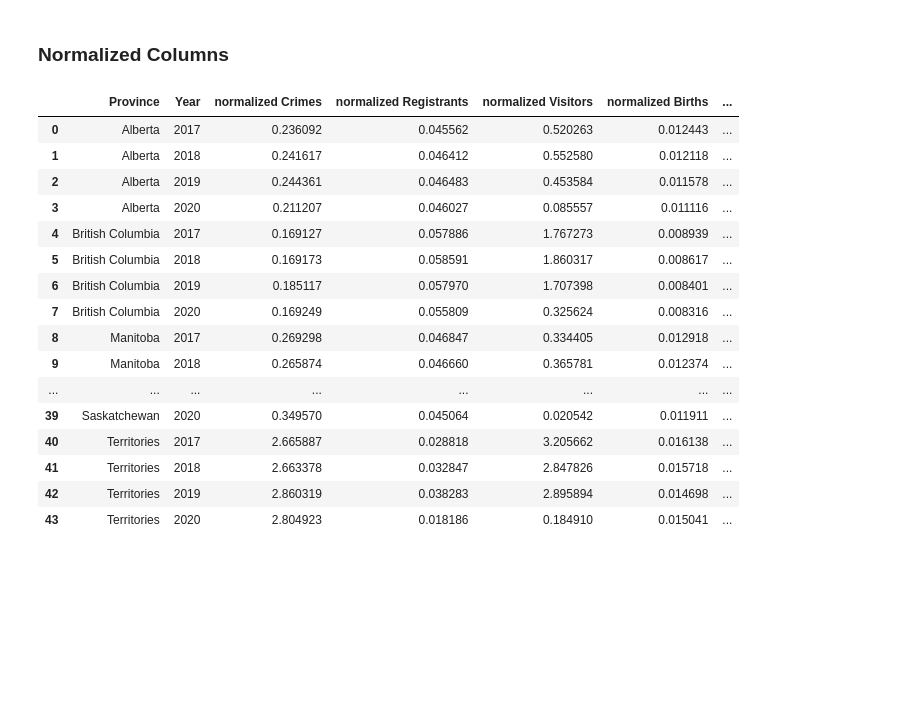
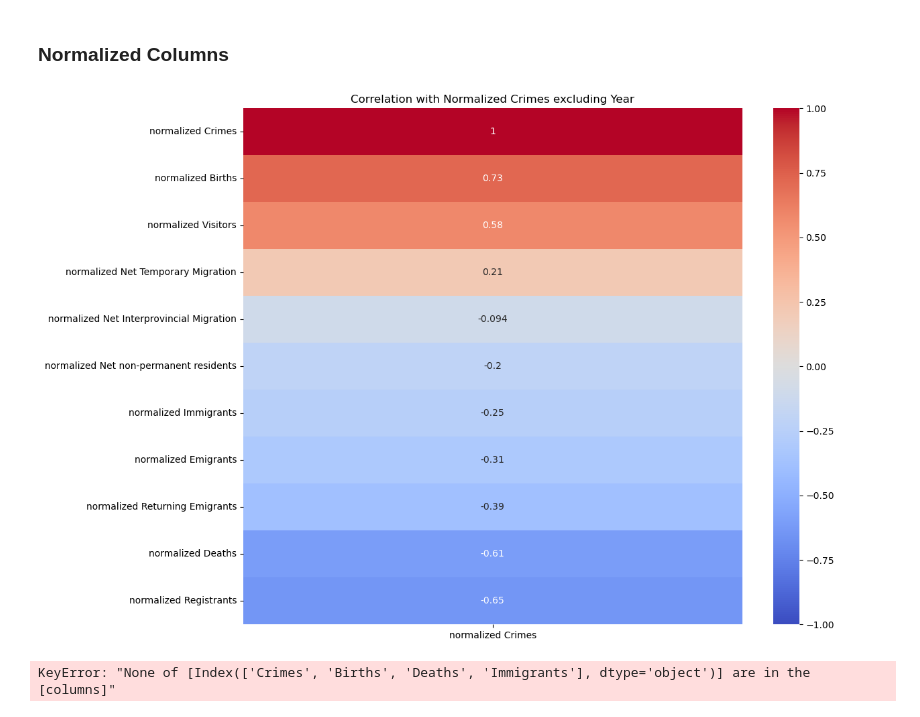
Before and after one commit to imadahmad97/capstone, a Jupyter notebook: report.ipynb, the cells around one changed output. Drawn from its saved outputs; the diff is of its cells as text; code cells hidden in the pictures; blank space fills up the shorter version.

```diff
--- a/report.ipynb
+++ b/report.ipynb
@@ -96,23 +96,37 @@ for col in cols_to_normalize:
 
 final_merge.drop(cols_to_normalize, axis=1, inplace=True)
 final_merge.drop('Population', axis=1, inplace=True)
-# %%
-final_merge
-# %% [output]
-|  | Province | Year | normalized Crimes | normalized Registrants | normalized Visitors | normalized Births | ... |
-| 0 | Alberta | 2017 | 0.236092 | 0.045562 | 0.520263 | 0.012443 | ... |
-| 1 | Alberta | 2018 | 0.241617 | 0.046412 | 0.552580 | 0.012118 | ... |
-| 2 | Alberta | 2019 | 0.244361 | 0.046483 | 0.453584 | 0.011578 | ... |
-| 3 | Alberta | 2020 | 0.211207 | 0.046027 | 0.085557 | 0.011116 | ... |
-| 4 | British Columbia | 2017 | 0.169127 | 0.057886 | 1.767273 | 0.008939 | ... |
-| 5 | British Columbia | 2018 | 0.169173 | 0.058591 | 1.860317 | 0.008617 | ... |
-| 6 | British Columbia | 2019 | 0.185117 | 0.057970 | 1.707398 | 0.008401 | ... |
-| 7 | British Columbia | 2020 | 0.169249 | 0.055809 | 0.325624 | 0.008316 | ... |
-| 8 | Manitoba | 2017 | 0.269298 | 0.046847 | 0.334405 | 0.012918 | ... |
-| 9 | Manitoba | 2018 | 0.265874 | 0.046660 | 0.365781 | 0.012374 | ... |
-| ... | ... | ... | ... | ... | ... | ... | ... |
-| 39 | Saskatchewan | 2020 | 0.349570 | 0.045064 | 0.020542 | 0.011911 | ... |
-| 40 | Territories | 2017 | 2.665887 | 0.028818 | 3.205662 | 0.016138 | ... |
-| 41 | Territories | 2018 | 2.663378 | 0.032847 | 2.847826 | 0.015718 | ... |
-| 42 | Territories | 2019 | 2.860319 | 0.038283 | 2.895894 | 0.014698 | ... |
-| 43 | Territories | 2020 | 2.804923 | 0.018186 | 0.184910 | 0.015041 | ... |
+# %%
+import seaborn as sns
+import matplotlib.pyplot as plt
+
+# Assuming your dataframe is named final_merge
+numeric_cols = [col for col in final_merge.columns if final_merge[col].dtype in ['int64', 'float64']]
+
+# Exclude the "Year" column
+numeric_cols.remove('Year')
+
+# Filter only numeric columns
+numeric_df = final_merge[numeric_cols]
+
+# Compute correlations
+correlations = numeric_df.corr()
+crime_correlations = correlations[['normalized Crimes']]
+
+# Plot the heatmap
+plt.figure(figsize=(12, 10))
+sns.heatmap(crime_correlations.sort_values(by="normalized Crimes", ascending=False),
+            annot=True, cmap='coolwarm', vmin=-1, vmax=1)
+plt.title("Correlation with Normalized Crimes excluding Year")
+plt.show()
+# %% [output]
+[figure, added]
+# %%
+# Choosing a subset of columns for clarity
+cols_to_plot = ['Crimes', 'Births', 'Deaths', 'Immigrants']
+
+sns.pairplot(final_merge[cols_to_plot])
+plt.suptitle('Pairwise plots of selected variables', y=1.02)
+plt.show()
+# %% [output]
+KeyError: "None of [Index(['Crimes', 'Births', 'Deaths', 'Immigrants'], dtype='object')] are in the [columns]"
```
